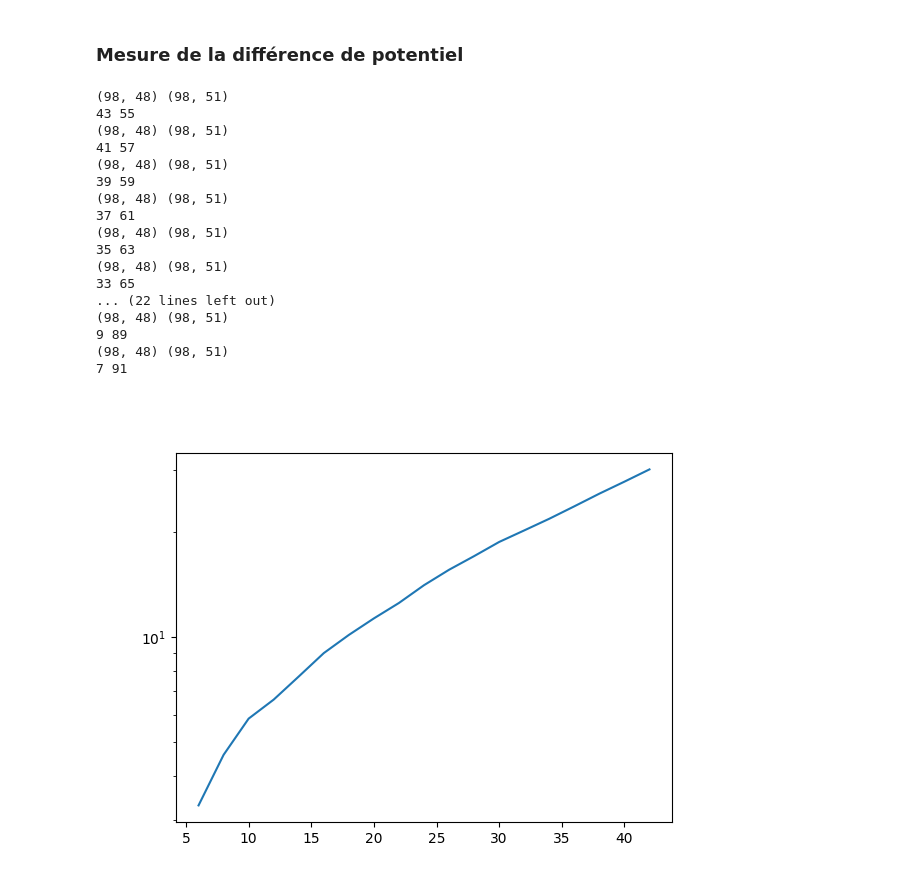
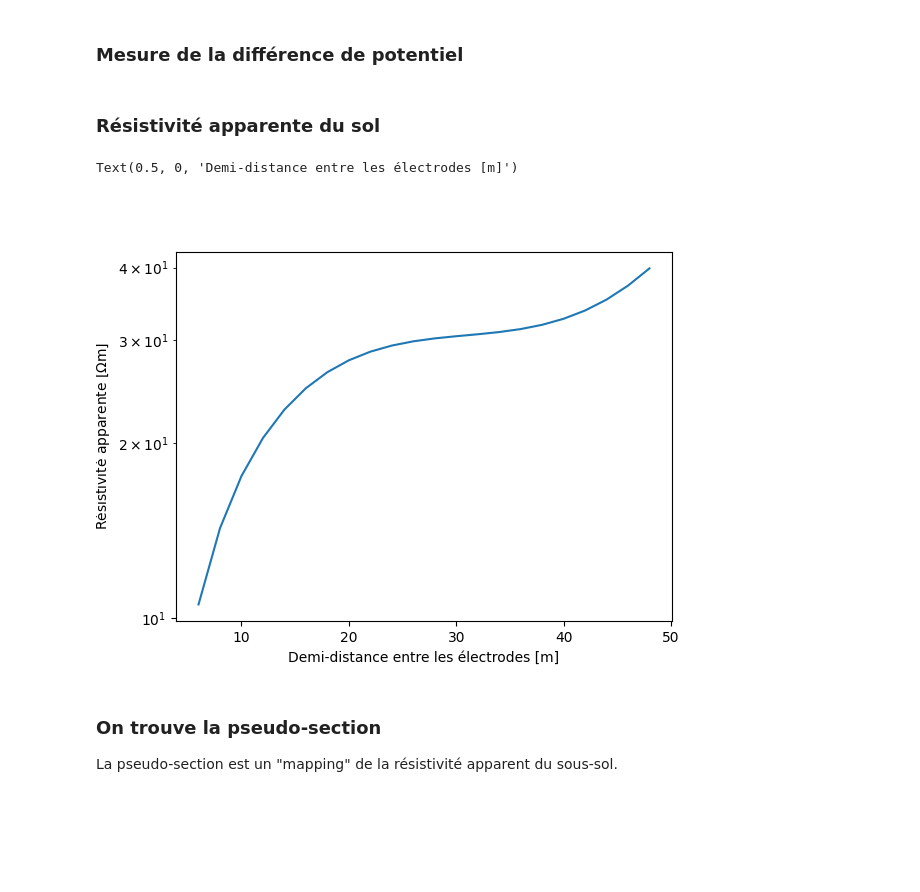
Before and after one commit to AlexandreChevrette/ProjetFinal_PhysiqueNumerique, a Jupyter notebook: Projet_physnum.ipynb, the cells around one changed output. Cells and saved outputs as stored; diff of their text form; code cells hidden in the pictures; blank space fills up the shorter version.

Commit message:
schlumberger fait
J'ai starter pour le calcul de la pseudo-section

```diff
--- a/Projet_physnum.ipynb
+++ b/Projet_physnum.ipynb
@@ -18,13 +18,13 @@ xx, yy = np.meshgrid(x, y)
 
 # demi_dist = 5
 
-A = (45, 98)
-B = (53, 98)
+A = (98, 46)
+B = (98, 54)
 # M = (48, 98)
 # N = (51, 98)
 
 M = (98, 48)
-N = (98, 51)
+N = (98, 52)
 # %% [markdown]
 ### On met une matrice de conductivité
 # %%
@@ -115,8 +118,8 @@ plt.colorbar()
 ### Mesure de la différence de potentiel
 # %%
 def coord_schlumb(A_i, B_i, max_dist):
-    A_to_move = A_i[0]
-    B_to_move = B_i[0]
+    A_to_move = A_i[1]
+    B_to_move = B_i[1]
     A_list = []
     B_list = []
     for i in range(2, max_dist, 2):
@@ -127,7 +130,7 @@ def coord_schlumb(A_i, B_i, max_dist):
 
     return list(zip(A_list, B_list))
 
-c = coord_schlumb(A, B, 40)
+c = coord_schlumb(A, B, 45)
 
 def pot_for_schlumb(V, M, N):
     dV = V[M] - V[N]
@@ -138,67 +141,48 @@ def app_res(coord_ab, dimension, cond, I):
     V_i = np.zeros((dimension, dimension))
 
     rho_app = []
-    V_list = []
     AB_2 = []
 
     for i in coord_ab:
         a, b = i
-        AB_2.append((b-a)/2)
+        AB_2.append(abs(b-a)/2)
         I0 = np.zeros((dimension, dimension))
         V_i = np.zeros((dimension, dimension))
-        I0[98, a]=I
-        I0[98, b]=-I
+        I0[98:, a]=I
+        I0[98:, b]=-I
 
         V = find_pot(V_i, cond, I0, DIM=dimension)
 
-        V_list.append(V)
-
         V_MN = pot_for_schlumb(V, M, N)
 
-        print(M, N)
-        print(a, b)
+        # print(M, N)
+        # print(a, b)
 
-        K = (2 * np.pi) / ((1/abs(a-M[1])) - (1/abs(b-M[1])) - (1/abs(a-N[1])) + (1/abs(b-N[1])))
+        K = np.pi * (((abs(b-a)/2)**2 - (abs(M[1]-N[1])/2)**2) / abs(M[1]-N[1]))#(2 * np.pi) / ((1/abs(a-M[1])) - (1/abs(b-M[1])) - (1/abs(a-N[1])) + (1/abs(b-N[1])))
 
         rho_ap = K*V_MN/I
         rho_app.append(rho_ap)
 
-    return rho_app, V_list, AB_2
+    return np.array(rho_app), np.array(AB_2)
 
-rho_a, V_, ab2 = app_res(c, dim, sigma_init, I)
+rho_a, ab2 = app_res(c, dim, sigma_init, I)
-# %% [output]
-(98, 48) (98, 51)
-43 55
-(98, 48) (98, 51)
-41 57
-(98, 48) (98, 51)
-39 59
-(98, 48) (98, 51)
-37 61
-(98, 48) (98, 51)
-35 63
-(98, 48) (98, 51)
-33 65
-... (22 lines left out)
-(98, 48) (98, 51)
-9 89
-(98, 48) (98, 51)
-7 91
+# %% [markdown]
+### Résistivité apparente du sol
 # %%
-# M = (48, 98)
-# N = (51, 98)
 
-# M = (98, 48)
-# N = (98, 51)
-
-# V_[0][M] = 0.2
-# V_[0][N] = 0.2
 
 plt.figure()
 # plt.contourf(xx, yy, V_[0], levels=200)
 plt.plot(ab2, rho_a)
 plt.yscale('log')
+plt.ylabel(r"Résistivité apparente [$\Omega$m]")
+plt.xlabel("Demi-distance entre les électrodes [m]")
 
-plt.show()
+# plt.show()
 # %% [output]
+Text(0.5, 0, 'Demi-distance entre les électrodes [m]')
-[figure, old version]
+[figure, new version]
+# %% [markdown]
+### On trouve la pseudo-section
+
+La pseudo-section est un "mapping" de la résistivité apparent du sous-sol.
```
Also changed, not shown: parts of 3 cells of this notebook.
